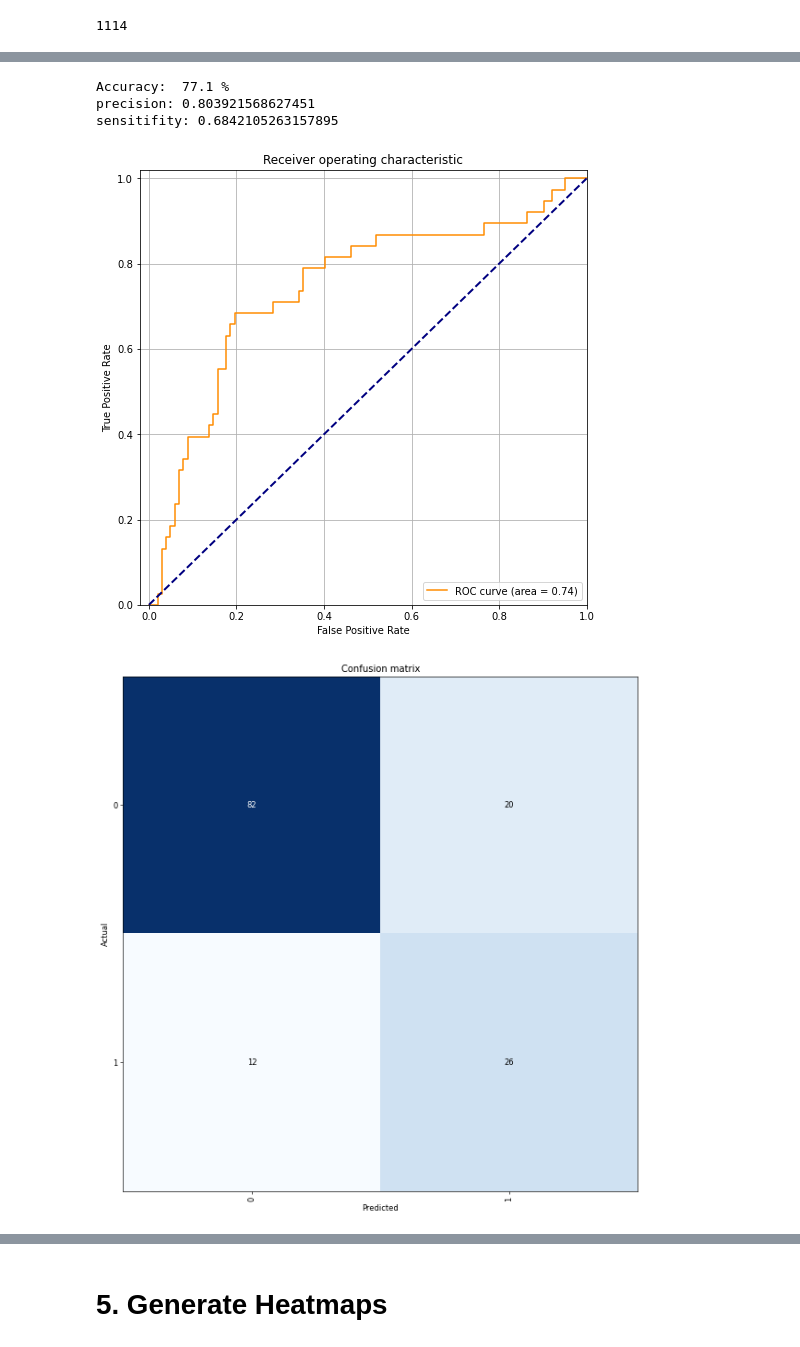
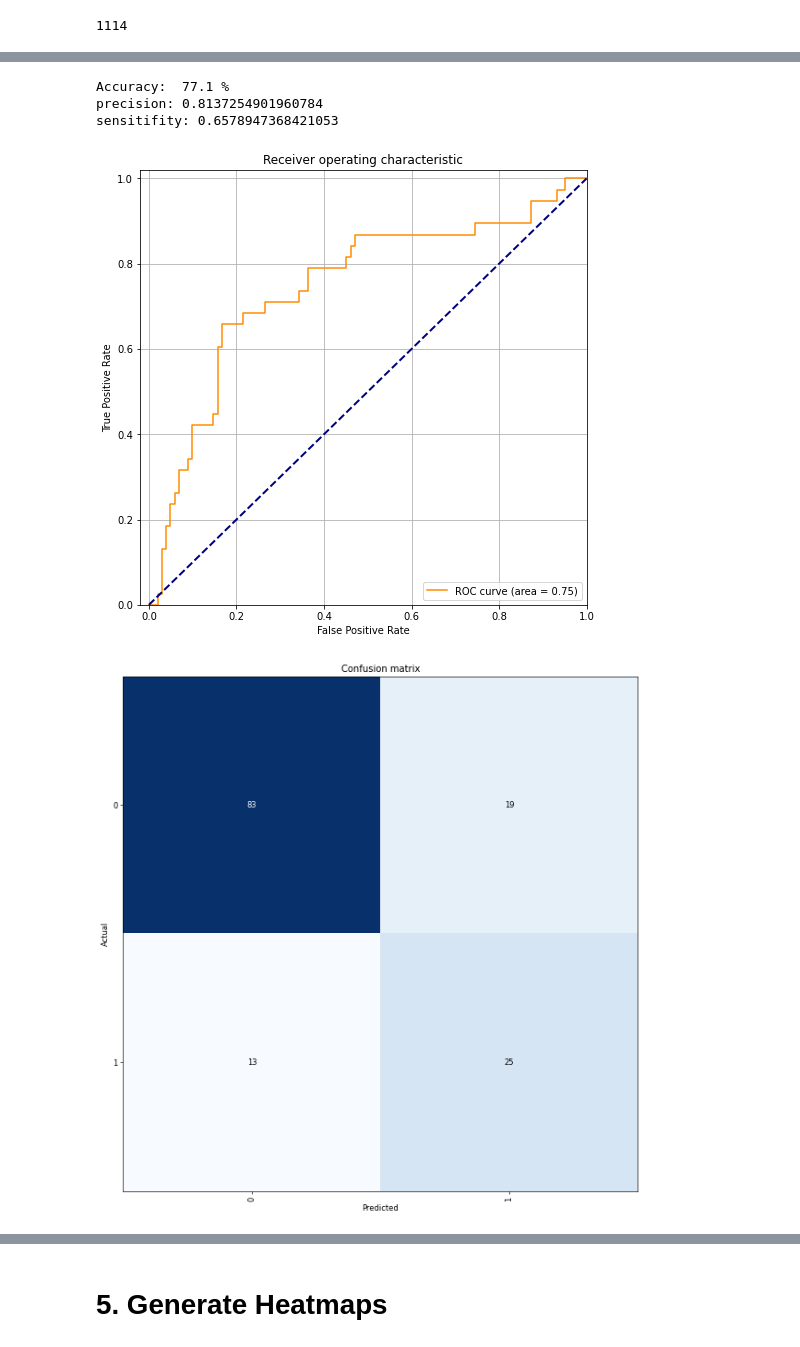
Before and after one commit to NikonPic/TumorSegmentationDemo, a Jupyter notebook: 02_feature_classification.ipynb, the cells around one changed output, grey strips where cells are left out. Drawn from its saved outputs; the diff is of its cells as text; code cells hidden in the pictures.

```diff
--- a/02_feature_classification.ipynb
+++ b/02_feature_classification.ipynb
@@ -792,4 +715,5 @@ learn.fit_one_cycle(20, max_lr=1e-3)
 # %%
+interp = ClassificationInterpretation.from_learner(learn, DatasetType.Test)
 cm = interp.confusion_matrix()
 precision = cm[0][0] / (cm[0][0] + cm[0][1])
 sensitifity = cm[1][1] / (cm[1][0] + cm[1][1])
@@ -801,22 +726,22 @@ sensitifity: 0.42105263157894735
 # %%
-learn.load('best')
+learn.load('best_so_far')
 interp_best = ClassificationInterpretation.from_learner(learn, DatasetType.Test)
 #interp.plot_confusion_matrix(figsize=(10, 10), dpi=60)
 print("Accuracy: ", round(100 * get_acc(interp), 1), "%")
 #plot_roc_curve(interp)
 cm = interp.confusion_matrix()
 precision = cm[0][0] / (cm[0][0] + cm[0][1])
 sensitifity = cm[1][1] / (cm[1][0] + cm[1][1])
 print(f'precision: {precision}')
 print(f'sensitifity: {sensitifity}')
 plot_roc_curve(interp)
 interp.plot_confusion_matrix(figsize=(10, 10), dpi=60)
 # %% [output]
 [interactive output not drawn]
 Accuracy:  77.1 %
-precision: 0.803921568627451
-sensitifity: 0.6842105263157895
+precision: 0.8137254901960784
+sensitifity: 0.6578947368421053
-[figure, old version]
+[figure, new version]
 [figure]
 # %%
 learn.fit_one_cycle(5, max_lr=1e-5)
```
Also changed, not shown: parts of 20 cells of this notebook, 5 other files.
